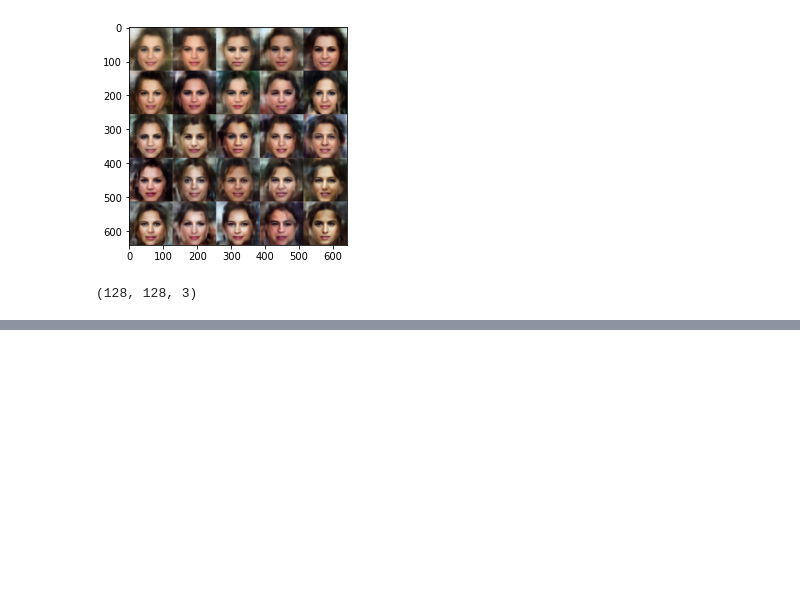
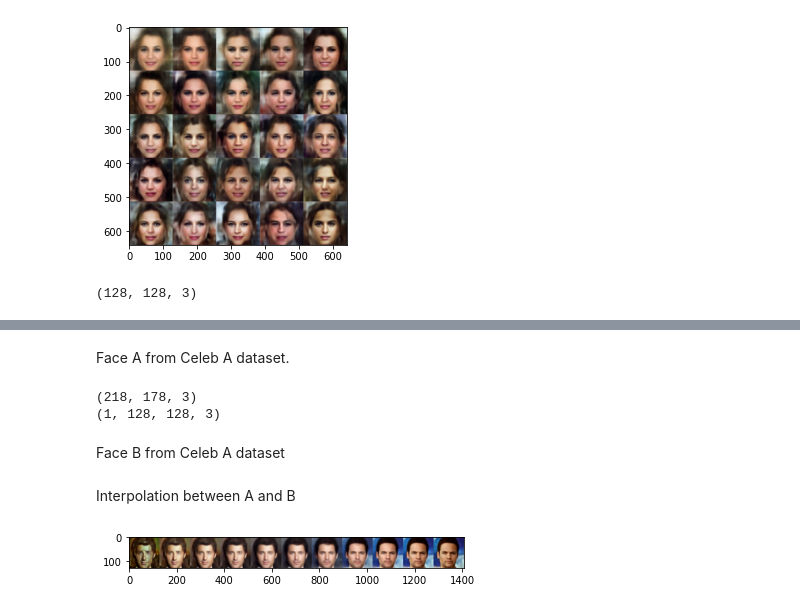
Before and after one commit to SourCherries/VAE-GAN-CelebA, a Jupyter notebook: explore_1.ipynb, the cells around one changed output, grey strips where cells are left out. Cells and saved outputs as stored; diff of their text form; code cells hidden in the pictures; blank space fills up the shorter version.

```diff
--- a/explore_1.ipynb
+++ b/explore_1.ipynb
@@ -283,0 +274,32 @@ g[0].shape
+# %% [markdown]
+Face A from Celeb A dataset.
+# %%
+imga = plt.imread("/content/VAE-GAN-CelebA/200475.jpg")[..., :3]
+imga = utils.preprocess128(imga, crop_factor=0.8)[np.newaxis]
+za = sess.run(Z_mu, feed_dict={X: imga, is_training: False})
+# %% [output]
+(218, 178, 3)
+(1, 128, 128, 3)
+# %% [markdown]
+Face B from Celeb A dataset
+# %%
+imgb = plt.imread("/content/VAE-GAN-CelebA/201475.jpg")[..., :3]
+imgb = utils.preprocess128(imgb, crop_factor=0.8)[np.newaxis]
+zb = sess.run(Z_mu, feed_dict={X: imgb, is_training: False})
+# %% [markdown]
+Interpolation between A and B
+# %%
+images = []
+n_faces = 11
+p = [i/(n_faces-1) for i in range(n_faces)]
+for i in range(n_faces):
+  z = zb*p[i] + (za-zb)*(1-p[i])  # from face a to b
+  # generate images from z
+  g = sess.run(G, feed_dict={Z: (1*z), is_training: False})
+  g = imdeprocess(g)
+  images.append(g[0])
+images_arr = montage(images, grid_shape=(1, n_faces), multichannel=True)
+plt.imshow(images_arr)
+plt.imsave('200475-201475.jpg', images_arr)
+# %% [output]
+[figure, added]
```
Also changed, not shown: parts of 9 cells of this notebook.
